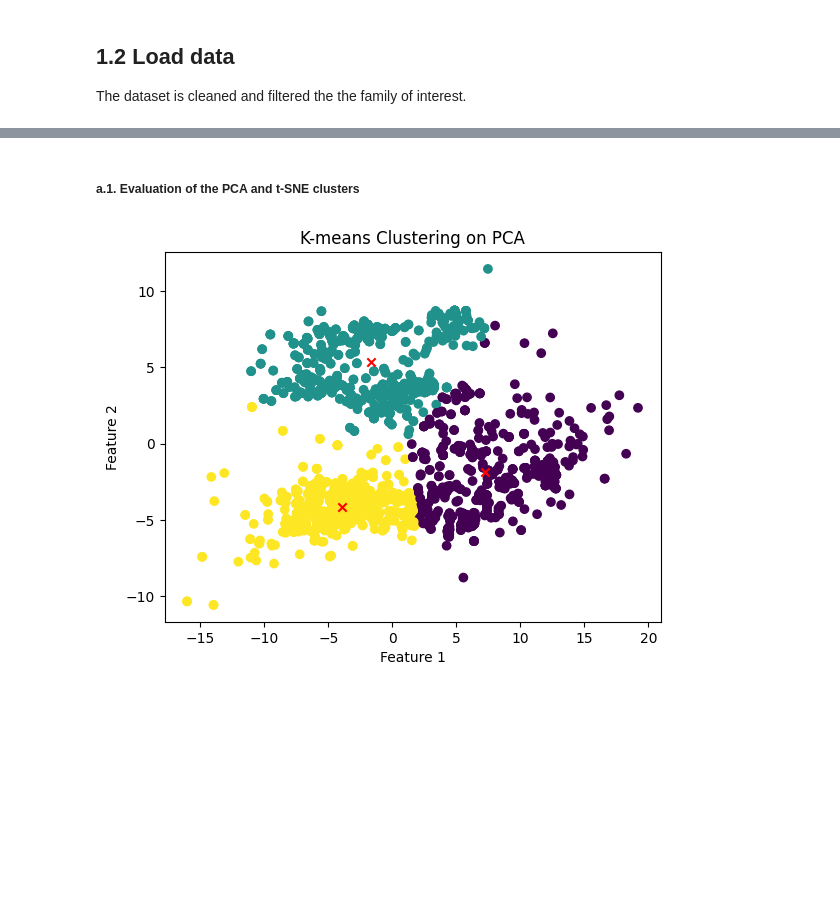
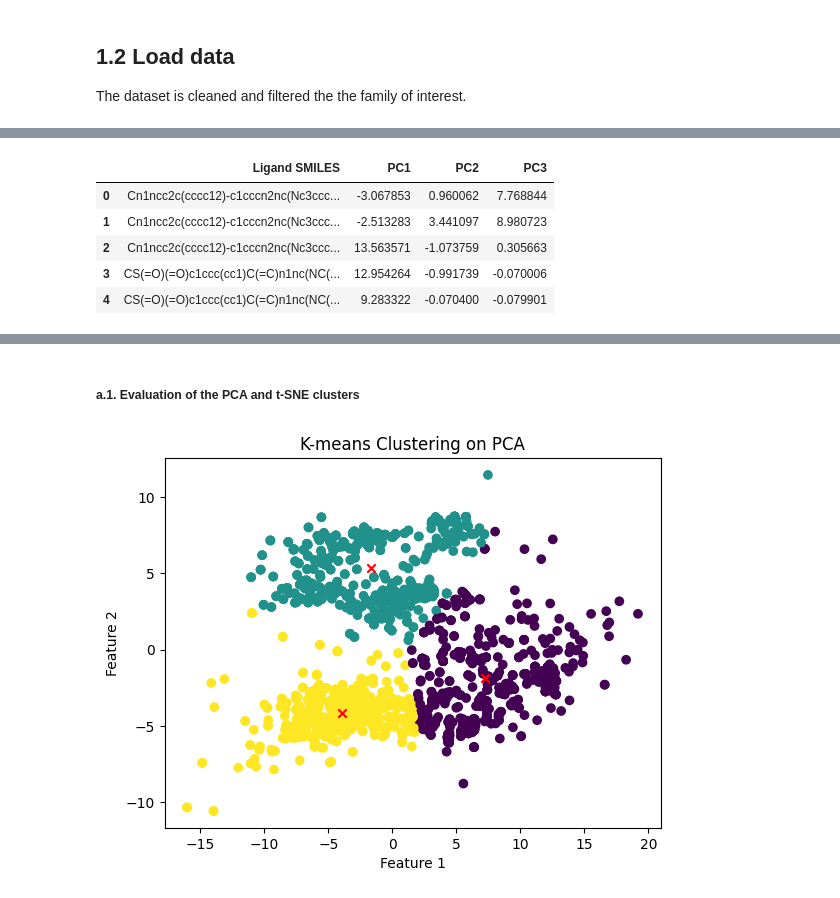
Before and after one commit to epfl-ada/ada-2024-project-laambada, a Jupyter notebook: results_embeddings2.ipynb, the cells around one changed output, grey strips where cells are left out. Drawn from its saved outputs; the diff is of its cells as text; code cells hidden in the pictures; blank space fills up the shorter version.

```diff
--- a/results_embeddings2.ipynb
+++ b/results_embeddings2.ipynb
@@ -227,3 +186,18 @@ pca_result = pca.fit_transform(scaled_descriptors)
+# %%
+pca_df.to_csv('src/data/RDKIT/ligand_descriptors.csv.zip',
+                                  compression='zip',
+                                  encoding='utf-8',
+                                  index=True)
+
+pca_df_loaded = load_data('src/data/RDKIT/ligand_descriptors.csv.zip')
+pca_df_loaded.head()
+# %% [output]
+|  | Ligand SMILES | PC1 | PC2 | PC3 |
+| 0 | Cn1ncc2c(cccc12)-c1cccn2nc(Nc3ccc... | -3.067853 | 0.960062 | 7.768844 |
+| 1 | Cn1ncc2c(cccc12)-c1cccn2nc(Nc3ccc... | -2.513283 | 3.441097 | 8.980723 |
+| 2 | Cn1ncc2c(cccc12)-c1cccn2nc(Nc3ccc... | 13.563571 | -1.073759 | 0.305663 |
+| 3 | CS(=O)(=O)c1ccc(cc1)C(=C)n1nc(NC(... | 12.954264 | -0.991739 | -0.070006 |
+| 4 | CS(=O)(=O)c1ccc(cc1)C(=C)n1nc(NC(... | 9.283322 | -0.070400 | -0.079901 |
 # %%
 # Step 3: Perform t-SNE
 tsne = TSNE(n_components=2, random_state=42, verbose=True, n_iter=250, n_jobs=12, perplexity =3)
```
Also changed, not shown: parts of 50 cells of this notebook, 1 other file.
